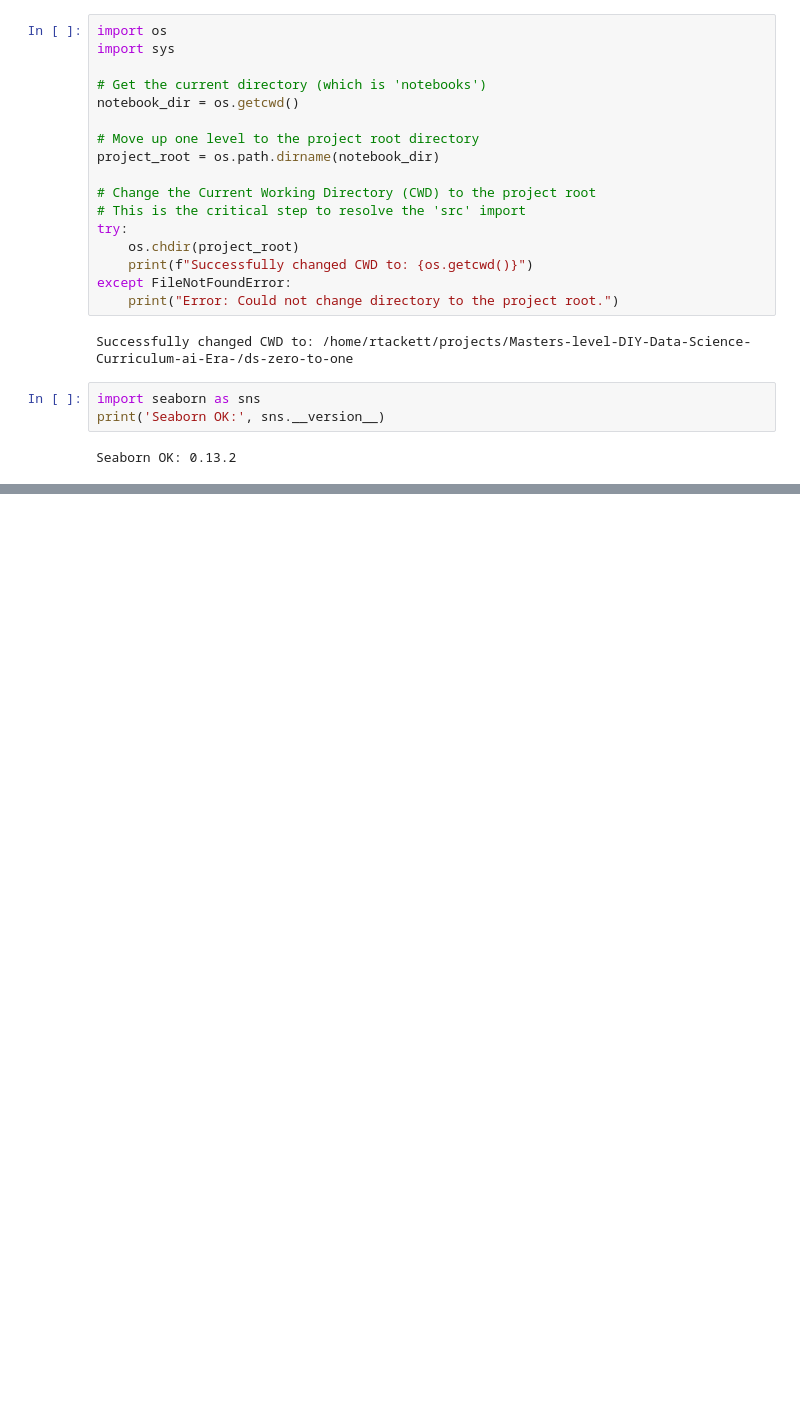
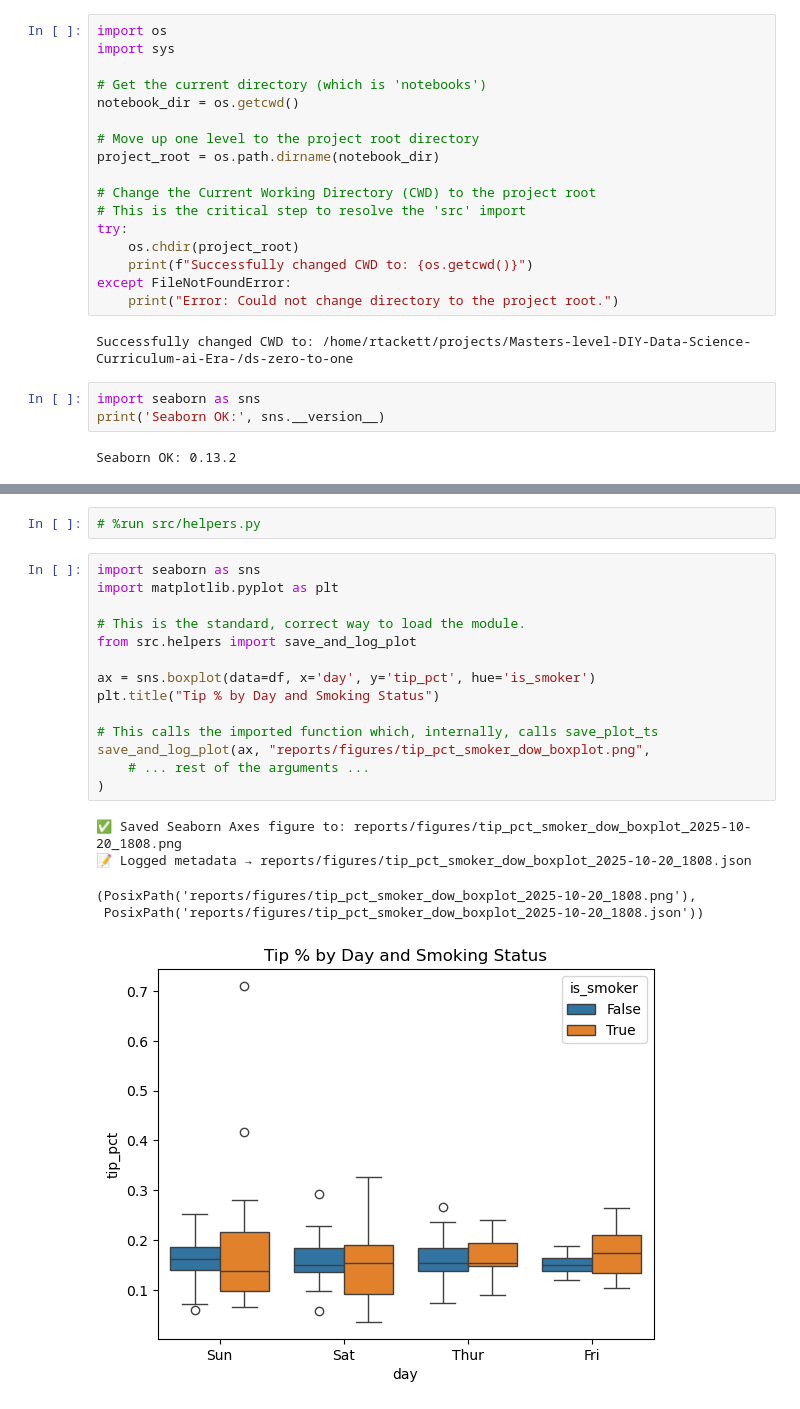
Before and after one commit to ramtackett/Masters-level-DIY-Data-Science-Curriculum-ai-Era-, a Jupyter notebook: ds-zero-to-one/notebooks/03_Correlation_Regression_Storytelling.ipynb, the cells around one changed output, grey strips where cells are left out. Cells and saved outputs as stored; diff of their text form; blank space fills up the shorter version.

Commit message:
updated code to update plots_index.md?

```diff
--- a/ds-zero-to-one/notebooks/03_Correlation_Regression_Storytelling.ipynb
+++ b/ds-zero-to-one/notebooks/03_Correlation_Regression_Storytelling.ipynb
@@ -63,0 +70,22 @@ save_and_log_plot(
+# %%
+# %run src/helpers.py
+# %%
+import seaborn as sns
+import matplotlib.pyplot as plt
+
+# This is the standard, correct way to load the module.
+from src.helpers import save_and_log_plot
+
+ax = sns.boxplot(data=df, x='day', y='tip_pct', hue='is_smoker')
+plt.title("Tip % by Day and Smoking Status")
+
+# This calls the imported function which, internally, calls save_plot_ts
+save_and_log_plot(ax, "reports/figures/tip_pct_smoker_dow_boxplot.png",
+    # ... rest of the arguments ...
+)
+# %% [output]
+✅ Saved Seaborn Axes figure to: reports/figures/tip_pct_smoker_dow_boxplot_2025-10-20_1808.png
+📝 Logged metadata → reports/figures/tip_pct_smoker_dow_boxplot_2025-10-20_1808.json
+(PosixPath('reports/figures/tip_pct_smoker_dow_boxplot_2025-10-20_1808.png'),
+ PosixPath('reports/figures/tip_pct_smoker_dow_boxplot_2025-10-20_1808.json'))
+[figure, added]
```
Also changed, not shown: parts of 1 cell of this notebook.
